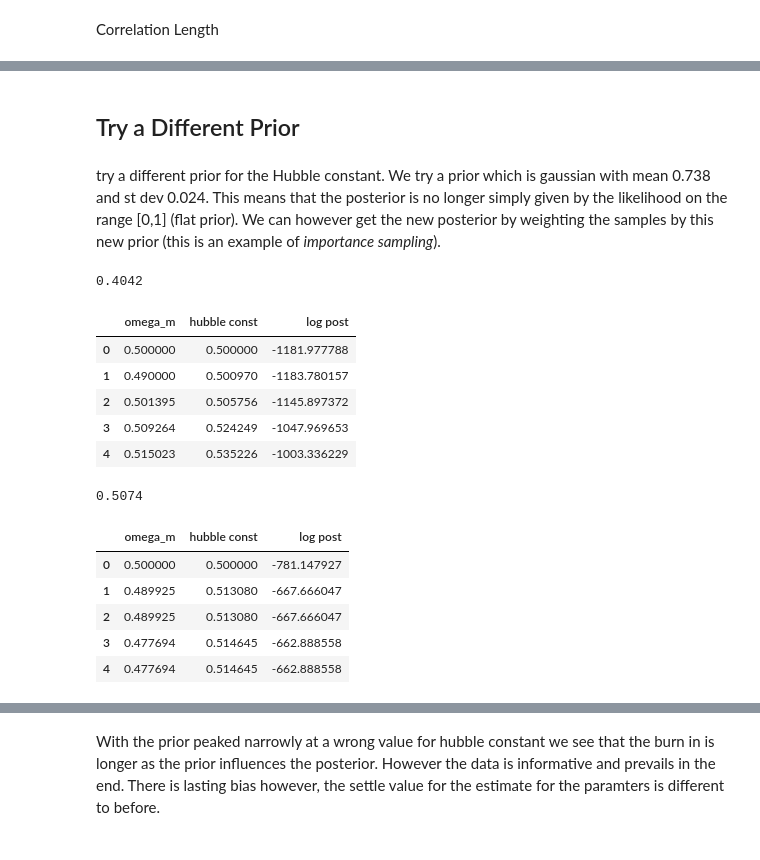
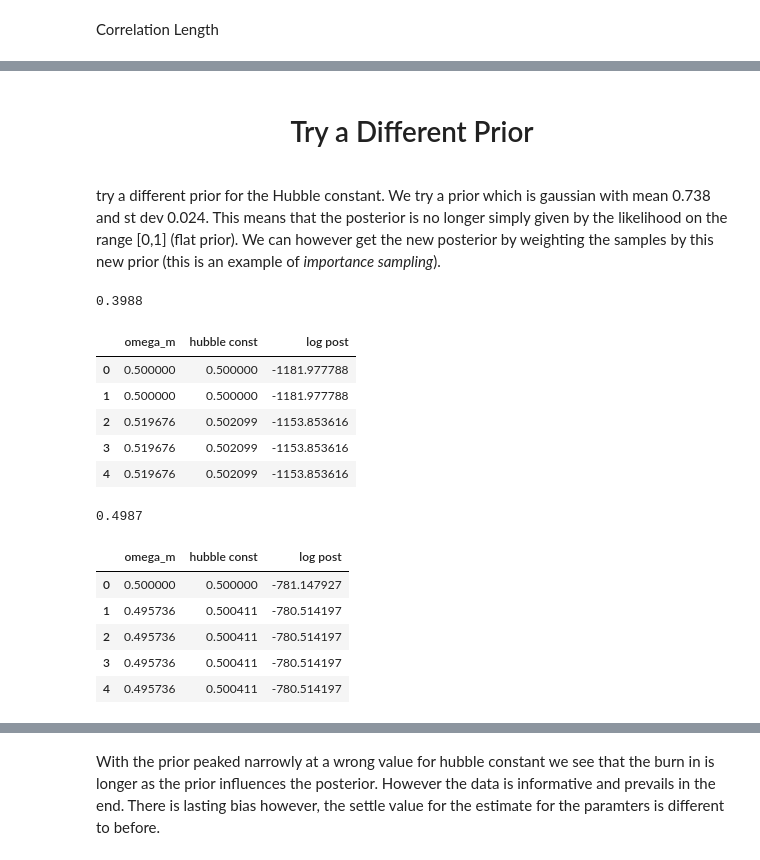
Before and after one commit to joshgowdyprog/bayesian-supernova-analysis, a Jupyter notebook: supernova-project/notebooks/supernovaAnalysis.ipynb, the cells around one changed output, grey strips where cells are left out. Cells and saved outputs as stored; diff of their text form; code cells hidden in the pictures.

```diff
--- a/supernova-project/notebooks/supernovaAnalysis.ipynb
+++ b/supernova-project/notebooks/supernovaAnalysis.ipynb
@@ -169,13 +0,0 @@ By binning the data, this covariance data can be used to model the noise about t
-# %%
-def load_cov_data(file_path):
-    try:
-        data = pd.read_csv(file_path, sep='\s+', names=["covariance"])
-        return data
-    except FileNotFoundError:
-        print(f"File {file_path} not found.")
-        return None
-
-# load in covariances
-cov_df=load_cov_data("jla_mub_covmatrix.txt")
-cov_df.head()
-cov_df.shape
@@ -247,3 +0,0 @@ we will use flat priors on [0,1]
-# %%
-def logflatprior(x):
-    return 0
@@ -266,0 +58,4 @@ Accepted probability i.e. chance to make a step in the walk is between 0.1 and 0
+# %%
+# load in test
+supernova_df=load_supernova_data("../data/supernova_data_file_jla_mub.txt")
+supernova_df.head()
@@ -266,0 +163,5 @@ Accepted probability i.e. chance to make a step in the walk is between 0.1 and 0
+# %%
+# load in covariances
+cov_df=load_cov_data("../data/jla_mub_covmatrix.txt")
+cov_df.head()
+cov_df.shape
@@ -353,4 +321,4 @@ plt.show()
-# %% [markdown]
-## Try a Different Prior
+# %% [markdown]
+## <h1  style="text-align: center" class="list-group-item list-group-item-action active">Try a Different Prior</h1><a id = "5" ></a>
 # %% [markdown]
 try a different prior for the Hubble constant. We try a prior which is gaussian with mean 0.738 and st dev 0.024. This means that the posterior is no longer simply given by the likelihood on the range [0,1] (flat prior). We can however get the new posterior by weighting the samples by this new prior (this is an example of *importance sampling*).
@@ -360,35 +325,35 @@ def gauss_exponent(mean, stdev):
 # %%
 h_prior_m=0.2
 h_prior_stdev=0.01
-gauss_logprior=gauss_exponent(h_prior_m, h_prior_stdev)
-samples_gauss=metropolis_hastings(supernova_df["distance modulus"], supernova_df["redshift"], cov_df["covariance"], 0.5, 0.5, 10000, 0.01, 0.01, gauss_logprior, logflatprior)
+gauss_logprior=loggaussprior(h_prior_m, h_prior_stdev)
+samples_gauss=supernova_metropolis_hastings(supernova_df["distance modulus"], supernova_df["redshift"], cov_df["covariance"], 0.5, 0.5, 10000, 0.01, 0.01, gauss_logprior, logflatprior)
 sample_gauss_df=samples_gauss[0]
 print(accepted_prob:=samples_gauss[1])
 sample_gauss_df.head()
 # %% [output]
-0.4042
+0.3988
 |  | omega_m | hubble const | log post |
 | 0 | 0.500000 | 0.500000 | -1181.977788 |
-| 1 | 0.490000 | 0.500970 | -1183.780157 |
-| 2 | 0.501395 | 0.505756 | -1145.897372 |
-| 3 | 0.509264 | 0.524249 | -1047.969653 |
-| 4 | 0.515023 | 0.535226 | -1003.336229 |
+| 1 | 0.500000 | 0.500000 | -1181.977788 |
+| 2 | 0.519676 | 0.502099 | -1153.853616 |
+| 3 | 0.519676 | 0.502099 | -1153.853616 |
+| 4 | 0.519676 | 0.502099 | -1153.853616 |
 # %%
 h_prior_m=0.738
 h_prior_stdev=0.024
-gauss_prior=gauss_exponent(h_prior_m, h_prior_stdev)
-samples_goodgauss=metropolis_hastings(supernova_df["distance modulus"], supernova_df["redshift"], cov_df["covariance"], 0.5, 0.5, 10000, 0.01, 0.01, gauss_prior, logflatprior)
+gauss_prior=loggaussprior(h_prior_m, h_prior_stdev)
+samples_goodgauss=supernova_metropolis_hastings(supernova_df["distance modulus"], supernova_df["redshift"], cov_df["covariance"], 0.5, 0.5, 10000, 0.01, 0.01, gauss_prior, logflatprior)
 sample_goodgauss_df=samples_goodgauss[0]
 print(accepted_prob:=samples_goodgauss[1])
 sample_goodgauss_df.head()
 # %% [output]
-0.5074
+0.4987
 |  | omega_m | hubble const | log post |
 | 0 | 0.500000 | 0.500000 | -781.147927 |
-| 1 | 0.489925 | 0.513080 | -667.666047 |
-| 2 | 0.489925 | 0.513080 | -667.666047 |
-| 3 | 0.477694 | 0.514645 | -662.888558 |
-| 4 | 0.477694 | 0.514645 | -662.888558 |
+| 1 | 0.495736 | 0.500411 | -780.514197 |
+| 2 | 0.495736 | 0.500411 | -780.514197 |
+| 3 | 0.495736 | 0.500411 | -780.514197 |
+| 4 | 0.495736 | 0.500411 | -780.514197 |
 # %%
 fig, ax = plt.subplots(figsize=(8, 6))
 
```
Also changed, not shown: parts of 89 cells of this notebook, 17 other files.
